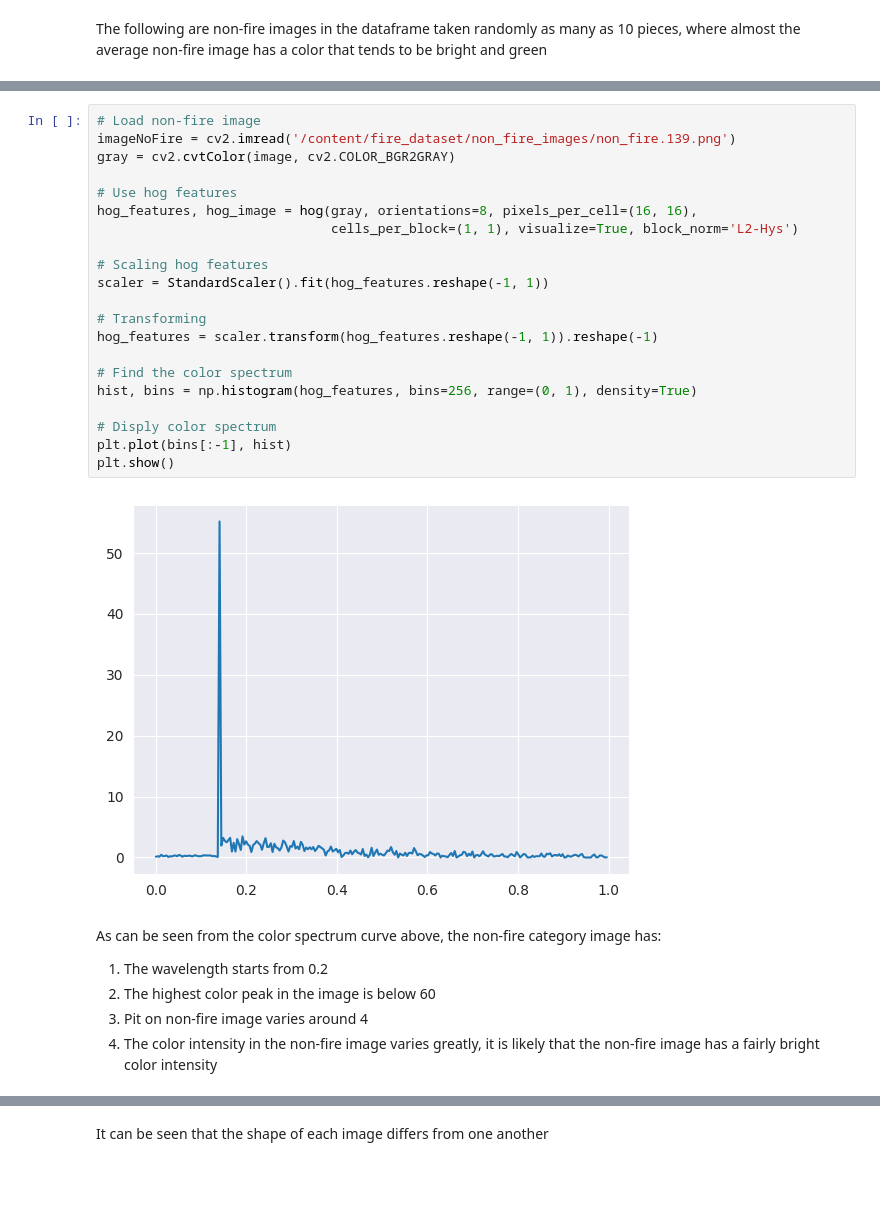
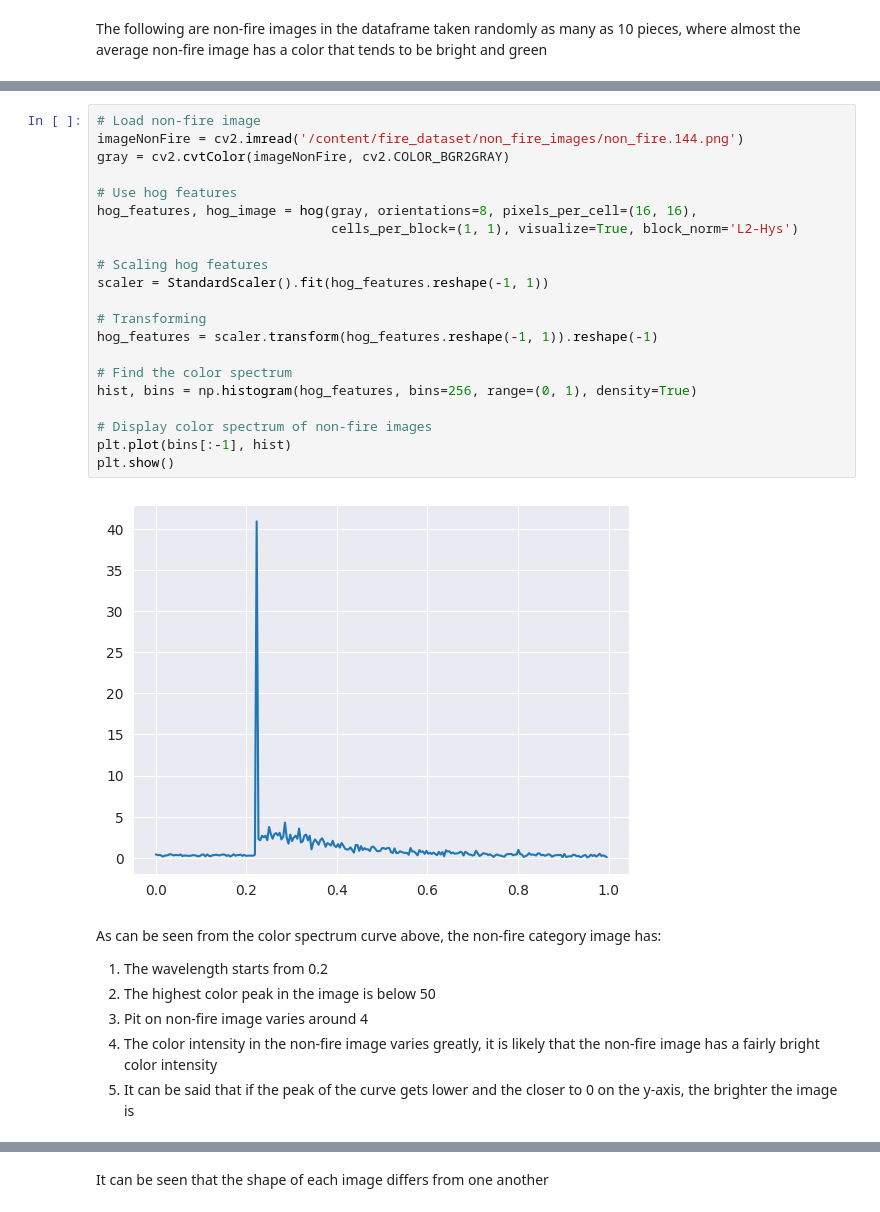
Before and after one commit to andik-alfauzi/Phase2-FTDS, a Jupyter notebook: Milestone/p2---ftds-018-rmt---m2-andik-alfauzi/h8dsft_P2M2_Andik_Al_Fauzi.ipynb, the cells around one changed output, grey strips where cells are left out. Drawn from its saved outputs; the diff is of its cells as text; blank space fills up the shorter version.

```diff
--- a/Milestone/p2---ftds-018-rmt---m2-andik-alfauzi/h8dsft_P2M2_Andik_Al_Fauzi.ipynb
+++ b/Milestone/p2---ftds-018-rmt---m2-andik-alfauzi/h8dsft_P2M2_Andik_Al_Fauzi.ipynb
@@ -235,32 +255,33 @@ The following are non-fire images in the dataframe taken randomly as many as 10
 # %%
 # Load non-fire image
-imageNoFire = cv2.imread('/content/fire_dataset/non_fire_images/non_fire.139.png')
-gray = cv2.cvtColor(image, cv2.COLOR_BGR2GRAY)
+imageNonFire = cv2.imread('/content/fire_dataset/non_fire_images/non_fire.144.png')
+gray = cv2.cvtColor(imageNonFire, cv2.COLOR_BGR2GRAY)
 
 # Use hog features
 hog_features, hog_image = hog(gray, orientations=8, pixels_per_cell=(16, 16),
                               cells_per_block=(1, 1), visualize=True, block_norm='L2-Hys')
 
 # Scaling hog features
 scaler = StandardScaler().fit(hog_features.reshape(-1, 1))
 
 # Transforming
 hog_features = scaler.transform(hog_features.reshape(-1, 1)).reshape(-1)
 
 # Find the color spectrum
 hist, bins = np.histogram(hog_features, bins=256, range=(0, 1), density=True)
 
-# Disply color spectrum
+# Display color spectrum of non-fire images
 plt.plot(bins[:-1], hist)
 plt.show()
 # %% [output]
-[figure, old version]
+[figure, new version]
 # %% [markdown]
 As can be seen from the color spectrum curve above, the non-fire category image has:
 1. The wavelength starts from 0.2
-2. The highest color peak in the image is below 60
+2. The highest color peak in the image is below 50
 3. Pit on non-fire image varies around 4
 4. The color intensity in the non-fire image varies greatly, it is likely that the non-fire image has a fairly bright color intensity
+5. It can be said that if the peak of the curve gets lower and the closer to 0 on the y-axis, the brighter the image is
 # %%
 # Get the shape of each images
 def shaper(row):
```
Also changed, not shown: parts of 13 cells of this notebook.
